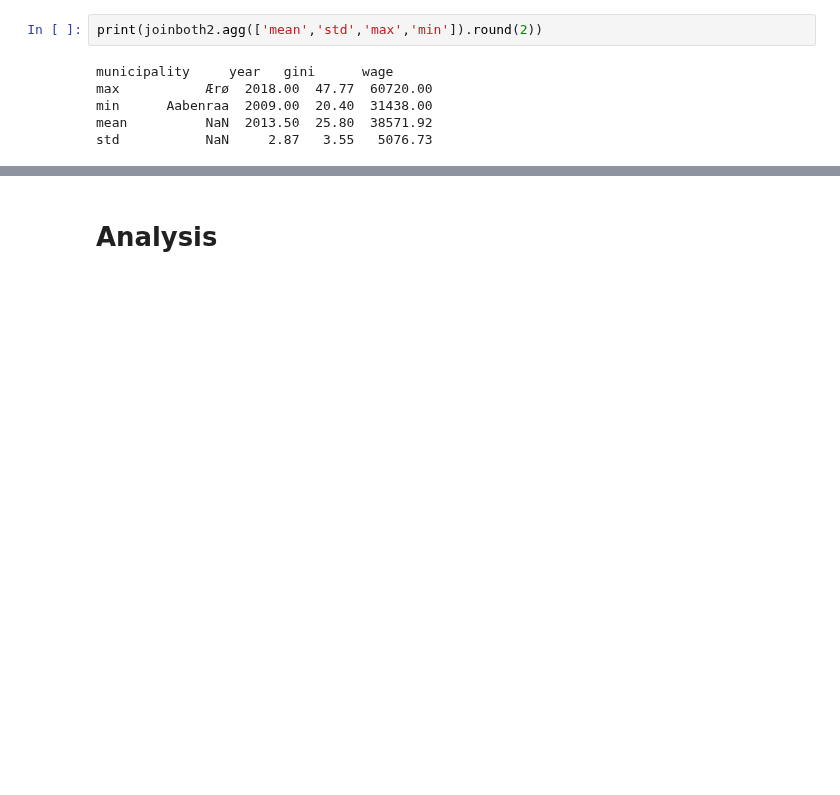
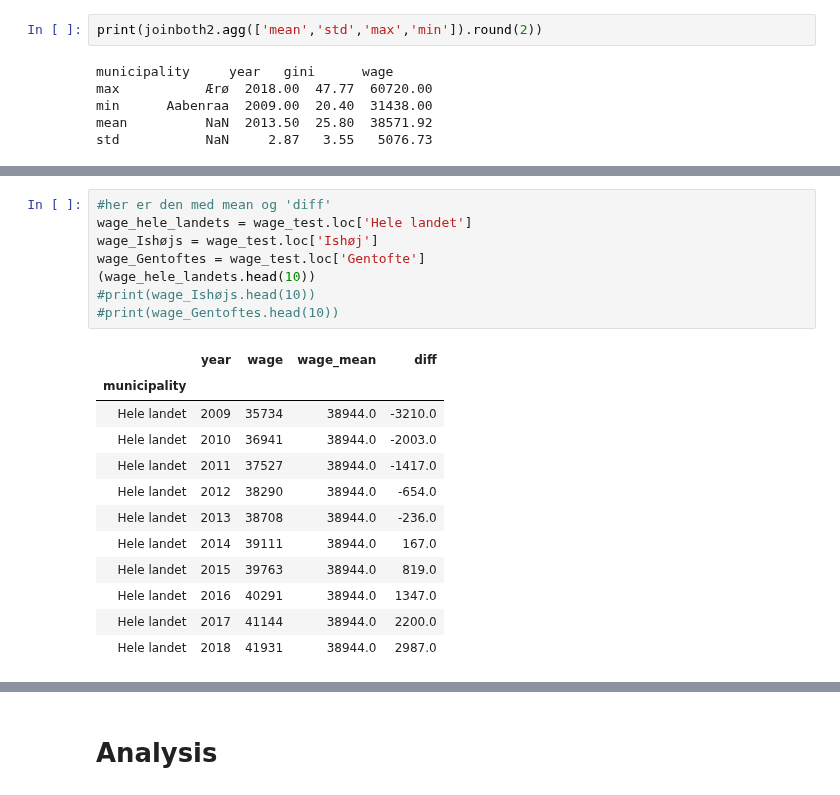
Before and after one commit to NumEconCopenhagen/projects-2020-tobiasharald, a Jupyter notebook: dataproject/dataproject.ipynb, the cells around one changed output, grey strips where cells are left out. Drawn from its saved outputs; the diff is of its cells as text; blank space fills up the shorter version.

```diff
--- a/dataproject/dataproject.ipynb
+++ b/dataproject/dataproject.ipynb
@@ -293,0 +387,21 @@ Aabenraa     2009  25.57 NaN  25.57  25.57  33192 NaN  33192  33192
+# %%
+#her er den med mean og 'diff'
+wage_hele_landets = wage_test.loc['Hele landet']
+wage_Ishøjs = wage_test.loc['Ishøj']
+wage_Gentoftes = wage_test.loc['Gentofte']
+(wage_hele_landets.head(10))
+#print(wage_Ishøjs.head(10))
+#print(wage_Gentoftes.head(10))
+# %% [output]
+|  | year | wage | wage_mean | diff |
+| municipality |  |  |  |  |
+| Hele landet | 2009 | 35734 | 38944.0 | -3210.0 |
+| Hele landet | 2010 | 36941 | 38944.0 | -2003.0 |
+| Hele landet | 2011 | 37527 | 38944.0 | -1417.0 |
+| Hele landet | 2012 | 38290 | 38944.0 | -654.0 |
+| Hele landet | 2013 | 38708 | 38944.0 | -236.0 |
+| Hele landet | 2014 | 39111 | 38944.0 | 167.0 |
+| Hele landet | 2015 | 39763 | 38944.0 | 819.0 |
+| Hele landet | 2016 | 40291 | 38944.0 | 1347.0 |
+| Hele landet | 2017 | 41144 | 38944.0 | 2200.0 |
+| Hele landet | 2018 | 41931 | 38944.0 | 2987.0 |
```
Also changed, not shown: parts of 17 cells of this notebook, 1 other file.
